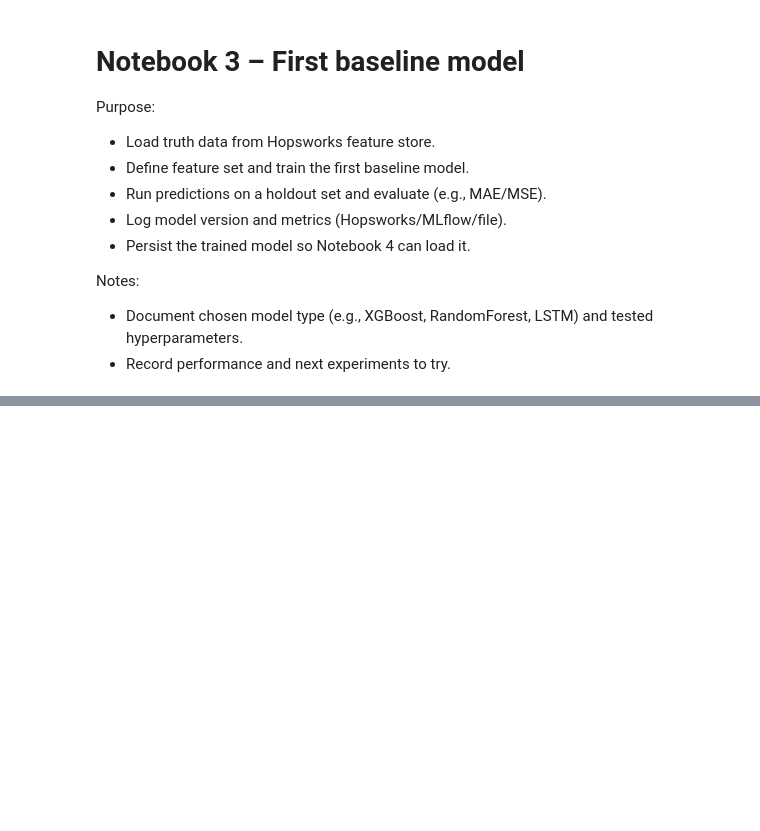
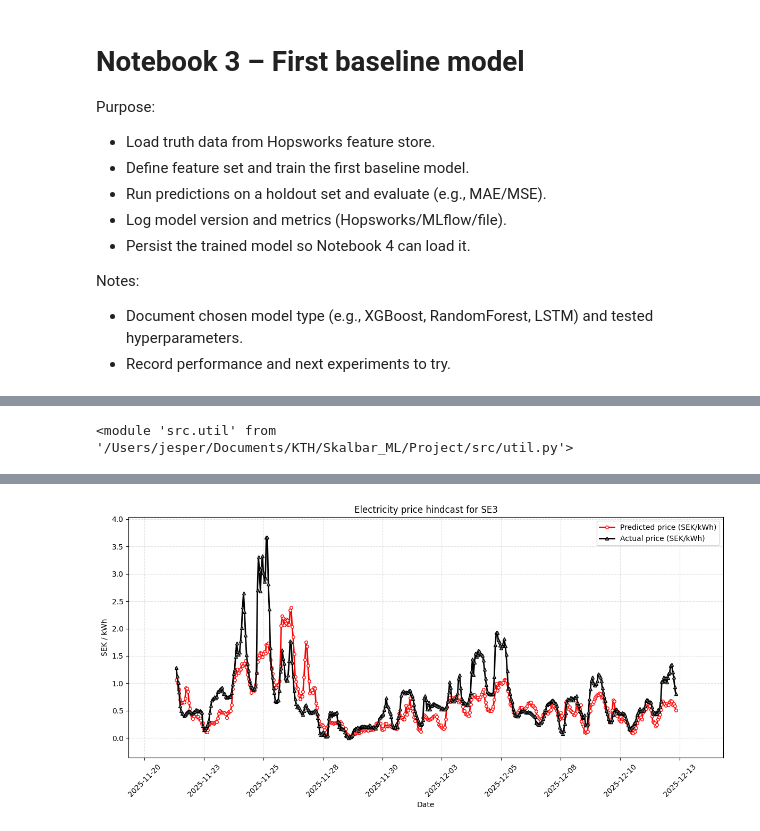
Before and after one commit to Jeppcode/Electricity-Price-Forecast, a Jupyter notebook: NotebooksElectricity/3_electricity_prices_training_pipeline.ipynb, the cells around one changed output, grey strips where cells are left out. Drawn from its saved outputs; the diff is of its cells as text; code cells hidden in the pictures; blank space fills up the shorter version.

```diff
--- a/NotebooksElectricity/3_electricity_prices_training_pipeline.ipynb
+++ b/NotebooksElectricity/3_electricity_prices_training_pipeline.ipynb
@@ -211,0 +224,4 @@ R squared: -4.584106805186575
+# %%
+df = y_test
+df['predicted_price_sek'] = y_pred
+df.info()
@@ -211,0 +238,4 @@ R squared: -4.584106805186575
+# %%
+df['date'] = X_test['date']
+df = df.sort_values(by=['date'])
+df.head(5)
@@ -211,0 +249,8 @@ R squared: -4.584106805186575
+# %%
+# Creating a directory for the model artifacts if it doesn't exist
+model_dir = "electricity_prices_model"
+if not os.path.exists(model_dir):
+    os.mkdir(model_dir)
+images_dir = model_dir + "/images"
+if not os.path.exists(images_dir):
+    os.mkdir(images_dir)
@@ -211,0 +259,18 @@ R squared: -4.584106805186575
+# %%
+import importlib
+import src.util as util
+importlib.reload(util)
+# %% [output]
+<module 'src.util' from '/Users/jesper/Documents/KTH/Skalbar_ML/Project/src/util.py'>
+# %%
+
+file_path = images_dir + "/electricity_price_hindcast.png"
+plt = util.plot_electricity_price_forecast(
+    PRICE_AREA,
+    df,
+    file_path,
+    hindcast=True,
+    window_days=21,
+)
+plt.show()
+# %% [output]
@@ -211,0 +278 @@ R squared: -4.584106805186575
+[figure, added]
```
Also changed, not shown: parts of 18 cells of this notebook, 9 other files.
